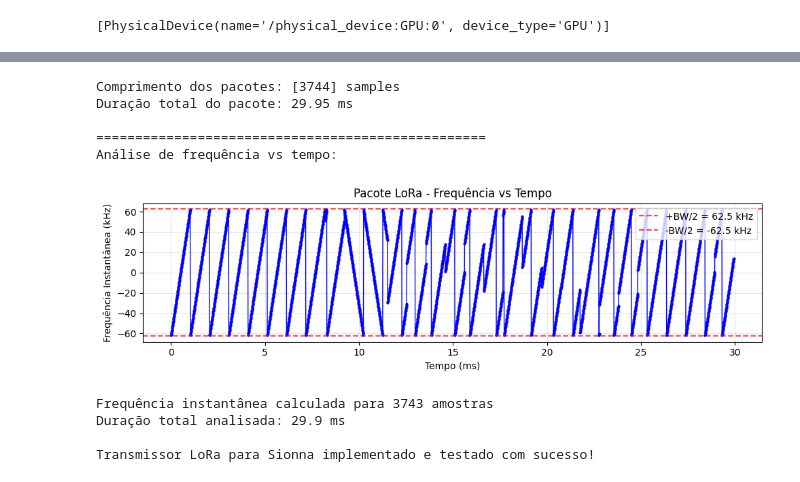
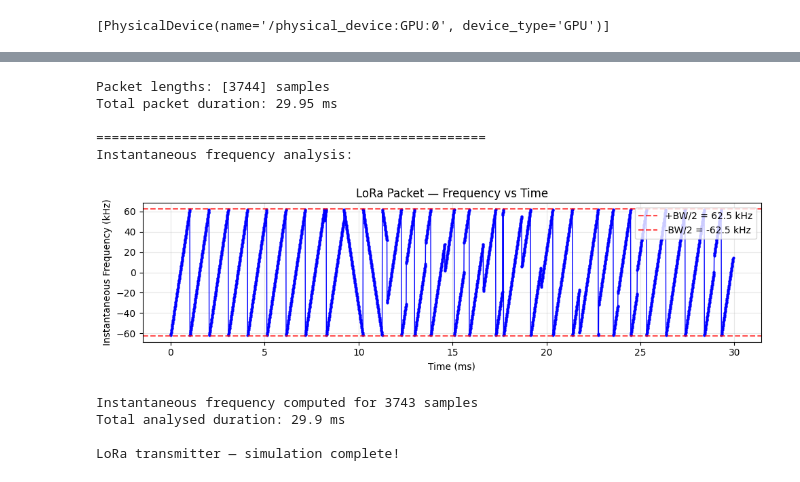
Before and after one commit to AdrionRosanelli/LoRa_Sionna, a Jupyter notebook: Lora_Phy_Tx_Batch.ipynb, the cells around one changed output, grey strips where cells are left out. Cells and saved outputs as stored; diff of their text form; code cells hidden in the pictures.

Commit message:
Atualização do Readme e tradução do código.
Organização e descrição melhoradas para o código e para o readme, além da tradução para inglês de ambos.

```diff
--- a/Lora_Phy_Tx_Batch.ipynb
+++ b/Lora_Phy_Tx_Batch.ipynb
@@ -914,55 +1033,44 @@ Depois de Hamming: [[0 0 0 0 0 0 0 0 0 1 0 0 1 1 1 0 1 1 0 0 0 1 0 1 0 0 0 0 0 0
 # %%
-# Análise dos sinais gerados
+# --- Packet length and duration analysis ---
 packet_lengths = [tf.shape(packet)[0] for packet in tf.unstack(lora_packets)]
-print(f"Comprimento dos pacotes: {[length.numpy() for length in packet_lengths]} samples")
+print(f"Packet lengths: {[l.numpy() for l in packet_lengths]} samples")
 
-# Calcular duração temporal dos pacotes
 total_duration = packet_lengths[0].numpy() * transmitter.chip_duration.numpy()
-print(f"Duração total do pacote: {total_duration*1000:.2f} ms")
+print(f"Total packet duration: {total_duration*1000:.2f} ms")
 
-
-# Análise de frequência vs tempo do pacote
+# --- Instantaneous frequency analysis ---
 print("\n" + "="*50)
-print("Análise de frequência vs tempo:")
+print("Instantaneous frequency analysis:")
 
 try:
-    # Usar o primeiro pacote do batch para análise detalhada
-    single_packet_for_analysis = lora_packets[0]
+    # Use the first batch sample for detailed analysis
+    single_packet = lora_packets[0]
     freq_inst, time_axis = transmitter.plot_frequency_vs_time(
-        single_packet_for_analysis,
-        "Pacote LoRa - Frequência vs Tempo"
+        single_packet, "LoRa Packet — Frequency vs Time"
     )
+    print(f"Instantaneous frequency computed for {len(freq_inst)} samples")
+    print(f"Total analysed duration: {time_axis[-1]:.1f} ms")
 
-    print(f"Frequência instantânea calculada para {len(freq_inst)} amostras")
-    print(f"Duração total analisada: {time_axis[-1]:.1f} ms")
-
-    # # Usar o primeiro pacote do batch para análise detalhada
-    # single_packet_for_analysis = lora_packets[1]
+    # Uncomment to analyse a second batch element:
+    # single_packet = lora_packets[1]
     # freq_inst, time_axis = transmitter.plot_frequency_vs_time(
-    #     single_packet_for_analysis,
-    #     "Pacote 2 LoRa - Frequência vs Tempo"
+    #     single_packet, "Packet 2 — Frequency vs Time"
     # )
 
-    # print(f"Frequência instantânea calculada para {len(freq_inst)} amostras")
-    # print(f"Duração total analisada: {time_axis[-1]:.1f} ms")
-
-    # Análise estrutural completa
-    #sections = transmitter.analyze_lora_packet_structure(single_packet_for_analysis)
-
 except Exception as e:
-    print(f"Erro na análise de frequência: {e}")
+    print(f"Frequency analysis error: {e}")
     import traceback
     traceback.print_exc()
 
-print("\nTransmissor LoRa para Sionna implementado e testado com sucesso!")
+print("\nLoRa transmitter — simulation complete!")
 # %% [output]
-Comprimento dos pacotes: [3744] samples
-Duração total do pacote: 29.95 ms
+Packet lengths: [3744] samples
+Total packet duration: 29.95 ms
 
 ==================================================
-Análise de frequência vs tempo:
+Instantaneous frequency analysis:
-[figure, old version]
+[figure, new version]
-Frequência instantânea calculada para 3743 amostras
-Duração total analisada: 29.9 ms
+Instantaneous frequency computed for 3743 samples
+Total analysed duration: 29.9 ms
 
-Transmissor LoRa para Sionna implementado e testado com sucesso!
+LoRa transmitter — simulation complete!
```
Also changed, not shown: parts of 22 cells of this notebook, 1 other file.
